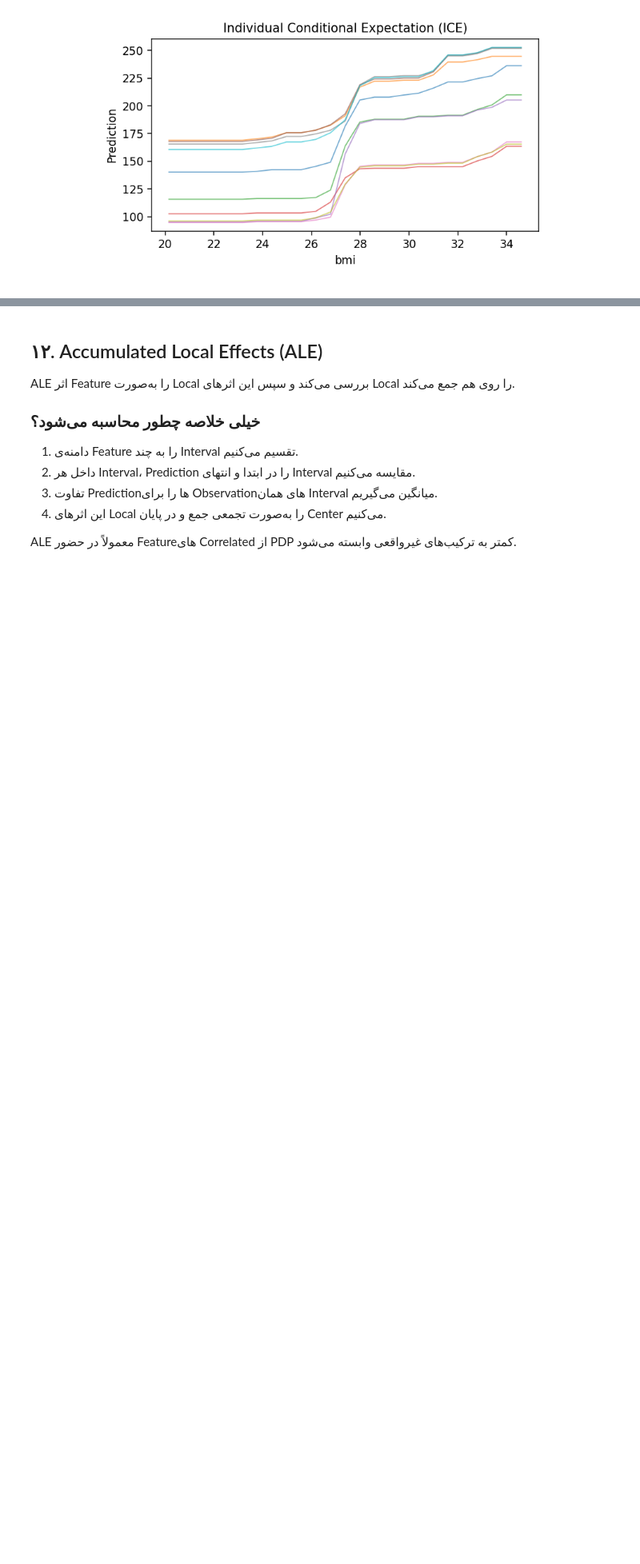
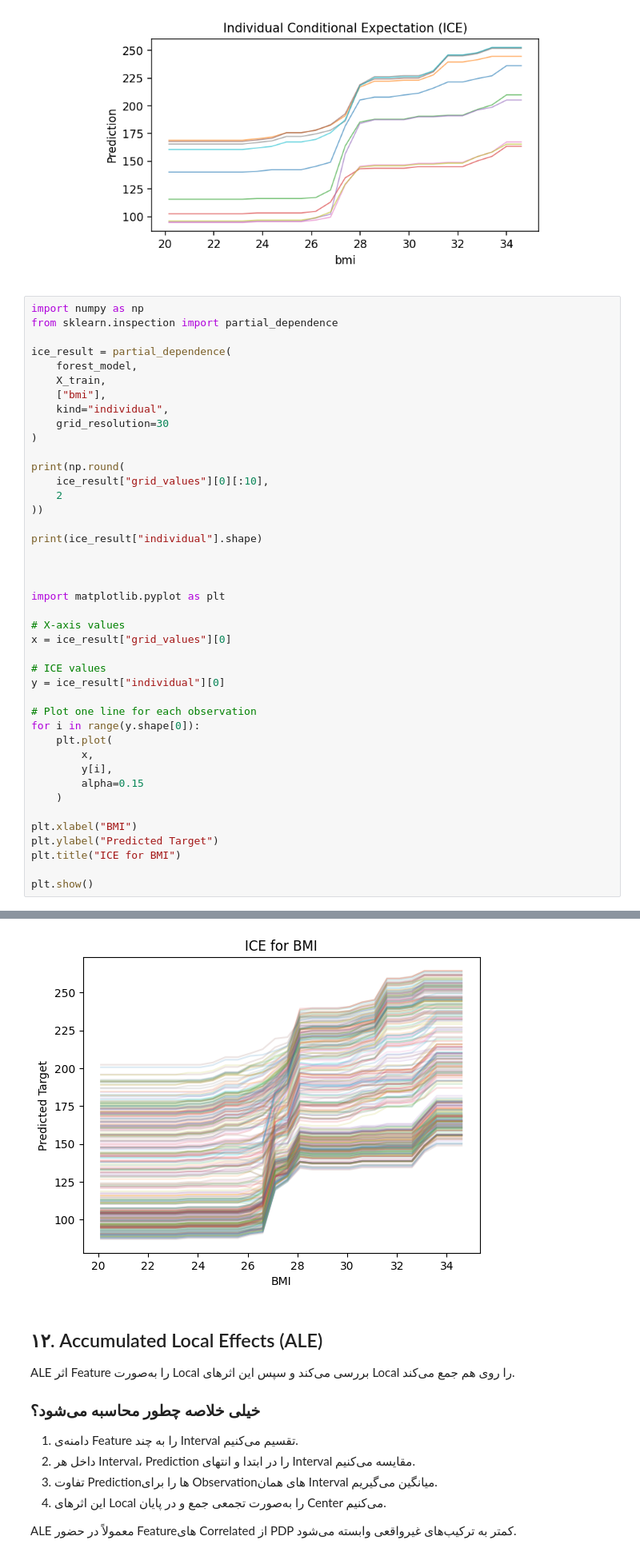
Before and after one commit to hamed-naseri/machine-learning-course-aut, a Jupyter notebook: Session_7/Session_7.ipynb, the cells around one changed output, grey strips where cells are left out. Shown at 80% size. Saved outputs shown, nothing was run; the diff lists cells and outputs as text; blank space fills up the shorter version.

```diff
--- a/Session_7/Session_7.ipynb
+++ b/Session_7/Session_7.ipynb
@@ -544,3 +582,46 @@ print(np.round(pdp_result["average"][0][:5], 2))
 <p align="center"><img src="embedded-picture-1" width="560"></p>
 
 </div>
+# %%
+import numpy as np
+from sklearn.inspection import partial_dependence
+
+ice_result = partial_dependence(
+    forest_model,
+    X_train,
+    ["bmi"],
+    kind="individual",
+    grid_resolution=30
+)
+
+print(np.round(
+    ice_result["grid_values"][0][:10],
+    2
+))
+
+print(ice_result["individual"].shape)
+
+
+
+import matplotlib.pyplot as plt
+
+# X-axis values
+x = ice_result["grid_values"][0]
+
+# ICE values
+y = ice_result["individual"][0]
+
+# Plot one line for each observation
+for i in range(y.shape[0]):
+    plt.plot(
+        x,
+        y[i],
+        alpha=0.15
+    )
+
+plt.xlabel("BMI")
+plt.ylabel("Predicted Target")
+plt.title("ICE for BMI")
+
+plt.show()
+# %% [output]
@@ -547,3 +630,4 @@ print(np.round(pdp_result["average"][0][:5], 2))
+[figure, added]
 # %% [markdown]
 <div dir="rtl">
 
```
Also changed, not shown: parts of 8 cells of this notebook.
